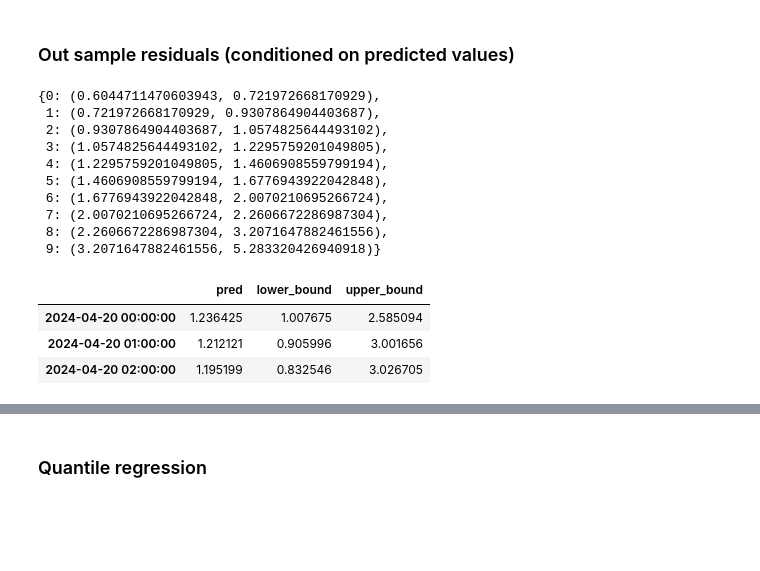
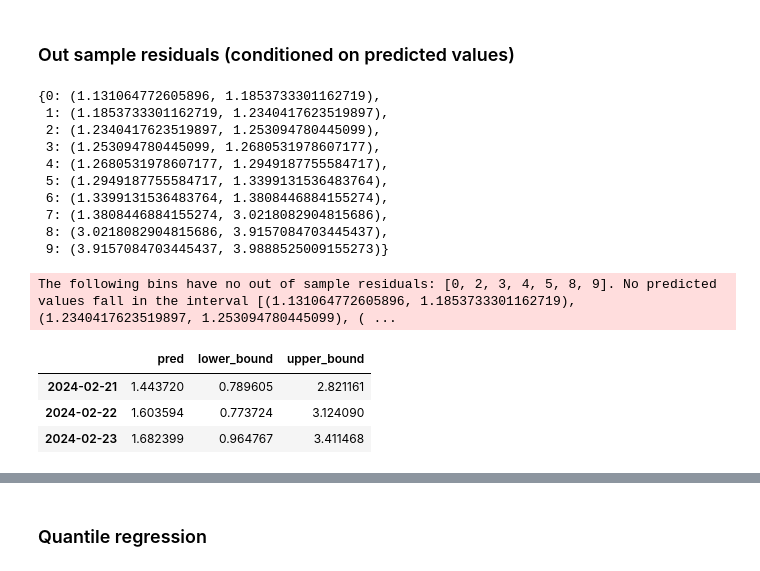
Before and after one commit to AlvaroCorrales/wave-height-prediction, a Jupyter notebook: Model XGBoost ESP daily data.ipynb, the cells around one changed output, grey strips where cells are left out. Saved outputs shown, nothing was run; the diff lists cells and outputs as text; code cells hidden in the pictures; blank space fills up the shorter version.

```diff
--- a/Model XGBoost ESP daily data.ipynb
+++ b/Model XGBoost ESP daily data.ipynb
@@ -67,8 +58,8 @@ df.head()
 one_month = (-1)*30 # One month
 two_months = (-1)*60 # Two months
 
-end_train = two_months + two_months
-end_val = two_months
+end_train = two_months + two_months + two_months
+end_val = two_months + two_months
 
 df_train = df.iloc[:end_train].copy()
 df_val = df.iloc[end_train:end_val].copy()
@@ -255,9 +210,6 @@ forecaster = ForecasterAutoreg(
                  regressor = XGBRegressor(random_state=42),
                  lags      = 24, # This value will be replaced in the grid search
              )
-
-# Lags used as predictors
-# lags_grid = [24, 48, [1, 2, 3, 24]]
 
 # Regressor hyperparameters search space
 def search_space(trial):
@@ -267,7 +219,10 @@ def search_space(trial):
         'learning_rate' : trial.suggest_float('learning_rate', 0.01, 0.5),
         'reg_alpha'     : trial.suggest_float('reg_alpha', 0, 1, step=0.1),
         'reg_lambda'    : trial.suggest_float('reg_lambda', 0, 1, step=0.1),
-        'lags'          : trial.suggest_categorical('lags', [24, 36, 48])
+        'subsample'     : trial.suggest_float('subsample', 0.1, 1, step = 0.1),
+        'subsample_freq': trial.suggest_int('subsample_freq', 1, 10, step = 1),
+        'colsample_bytree': trial.suggest_float('colsample_bytree', 0.1, 1., step = 0.1),
+        'lags'          : trial.suggest_categorical('lags', [7, 14, 21, 28])
     }
     return search_space
 
@@ -432,7 +386,7 @@ def empirical_coverage(y, lower_bound, upper_bound):
 _, predictions_val = backtesting_forecaster(
                          forecaster         = forecaster,
                          y                  = df.iloc[:end_val]['wave_height'],
-                         steps              = 12, # changed from 24 to see if intervals are smaller
+                         steps              = 7, # changed from 24 to see if intervals are smaller
                          metric             = 'mean_absolute_error',
                          initial_train_size = len(df.iloc[:end_train]),
                          refit              = False,
@@ -536,46 +491,48 @@ from pprint import pprint
 # ==============================================================================
 pprint(forecaster.binner_intervals)
 # %% [output]
-{0: (0.6044711470603943, 0.721972668170929),
- 1: (0.721972668170929, 0.9307864904403687),
- 2: (0.9307864904403687, 1.0574825644493102),
- 3: (1.0574825644493102, 1.2295759201049805),
- 4: (1.2295759201049805, 1.4606908559799194),
- 5: (1.4606908559799194, 1.6776943922042848),
- 6: (1.6776943922042848, 2.0070210695266724),
- 7: (2.0070210695266724, 2.2606672286987304),
- 8: (2.2606672286987304, 3.2071647882461556),
- 9: (3.2071647882461556, 5.283320426940918)}
+{0: (1.131064772605896, 1.1853733301162719),
+ 1: (1.1853733301162719, 1.2340417623519897),
+ 2: (1.2340417623519897, 1.253094780445099),
+ 3: (1.253094780445099, 1.2680531978607177),
+ 4: (1.2680531978607177, 1.2949187755584717),
+ 5: (1.2949187755584717, 1.3399131536483764),
+ 6: (1.3399131536483764, 1.3808446884155274),
+ 7: (1.3808446884155274, 3.0218082904815686),
+ 8: (3.0218082904815686, 3.9157084703445437),
+ 9: (3.9157084703445437, 3.9888525009155273)}
 # %%
 # Store out-sample residuals in the forecaster
 # ==============================================================================
 forecaster.set_out_sample_residuals(residuals=residuals, y_pred=predictions_val['pred'])
+# %% [output]
+The following bins have no out of sample residuals: [0, 2, 3, 4, 5, 8, 9]. No predicted values fall in the interval [(1.131064772605896, 1.1853733301162719), (1.2340417623519897, 1.253094780445099), ( ...
 # %%
 # Backtesting with prediction intervals in test data using out-sample residuals
 # ==============================================================================
 metric, predictions = backtesting_forecaster(
                           forecaster          = forecaster,
                           y                   = df['wave_height'],
-                          steps               = 12, # changed from 24 to see if intervals are smaller
+                          steps               = 7, # changed from 24 to see if intervals are smaller
                           metric              = 'mean_absolute_error',
                           initial_train_size = len(df[:end_val]),
                           refit               = False,
                           interval            = [10, 90], # 80% prediction interval
                           n_boot              = 250,
                           in_sample_residuals = False, # Use out-sample residuals
                           binned_residuals    = True,
                           n_jobs              = 'auto',
                           verbose             = False,
                           show_progress       = True
                       )
 
 
 predictions.head(3)
 # %% [output]
 |  | pred | lower_bound | upper_bound |
-| 2024-04-20 00:00:00 | 1.236425 | 1.007675 | 2.585094 |
-| 2024-04-20 01:00:00 | 1.212121 | 0.905996 | 3.001656 |
-| 2024-04-20 02:00:00 | 1.195199 | 0.832546 | 3.026705 |
+| 2024-02-21 | 1.443720 | 0.789605 | 2.821161 |
+| 2024-02-22 | 1.603594 | 0.773724 | 3.124090 |
+| 2024-02-23 | 1.682399 | 0.964767 | 3.411468 |
 # %%
 # Plot intervals
 # ==============================================================================
```
Also changed, not shown: parts of 19 cells of this notebook.
